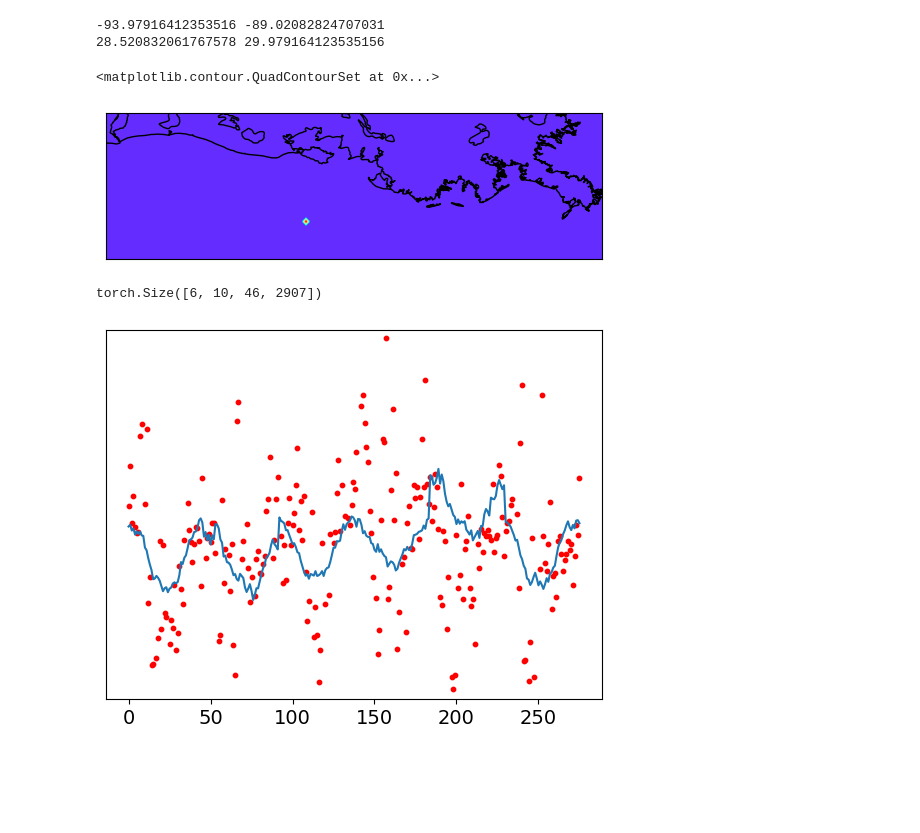
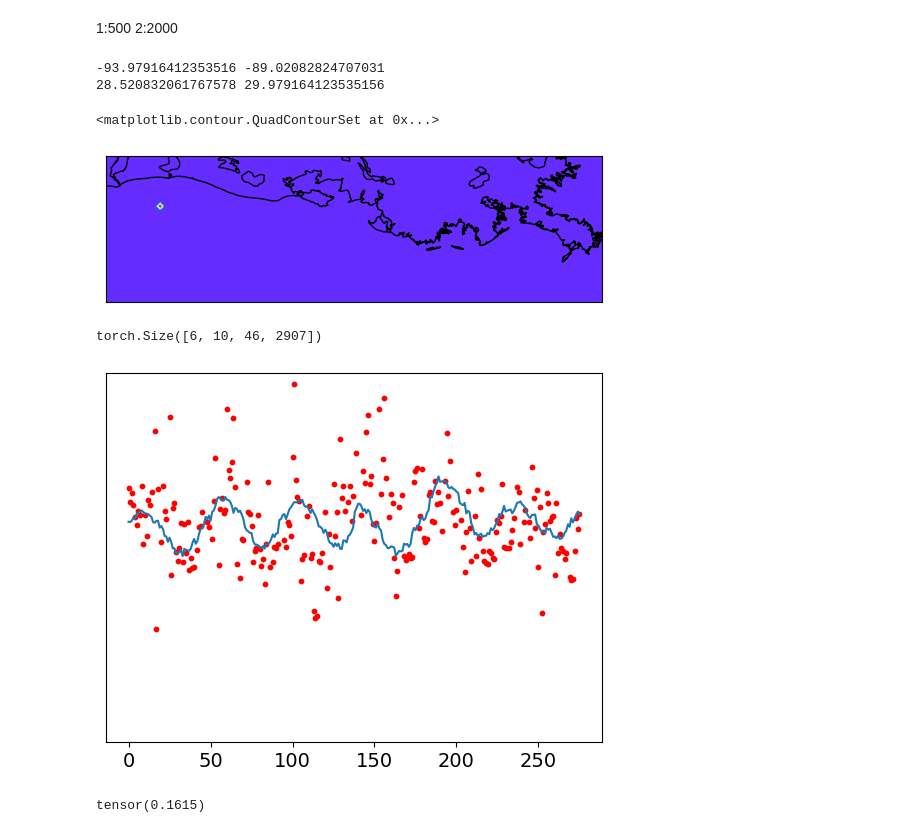
Before and after one commit to YangLabHKUST/STIMP, a Jupyter notebook: visualization/MEXICO/prediction_case_study.ipynb, the cells around one changed output. Saved outputs shown, nothing was run; the diff lists cells and outputs as text; code cells hidden in the pictures; blank space fills up the shorter version.

```diff
--- a/visualization/MEXICO/prediction_case_study.ipynb
+++ b/visualization/MEXICO/prediction_case_study.ipynb
@@ -48,6 +48,9 @@ prediction_iTransformer = torch.from_numpy(prediction_iTransformer).squeeze().me
 prediction_iTransformer_wo = torch.from_numpy(prediction_iTransformer_wo).squeeze()
 prediction_predrnn = torch.from_numpy(prediction_predrnn).squeeze().median(1).values
 prediction_predrnn_wo = torch.from_numpy(prediction_predrnn_wo).squeeze()
+# %% [markdown]
+1:500
+2:2000
 # %%
 from mpl_toolkits import basemap
 from sklearn.cluster import KMeans, DBSCAN, SpectralClustering
@@ -55,7 +58,7 @@ import cartopy.crs as ccrs
 import h5py
 from numpy import meshgrid
 
-n=2000
+n=500
 is_sea = np.load("/home/mafzhang/data/MEXICO/8d/is_sea.npy")
 lon = np.load("/home/mafzhang/data/MEXICO/8d/long.npy")
 lati = np.load("/home/mafzhang/data/MEXICO/8d/lati.npy")
@@ -75,7 +78,7 @@ map.contourf(lon, lati, tmp2, levels=np.linspace(0, 1, 10),cmap="rainbow")
 -93.97916412353516 -89.02082824707031
 28.520832061767578 29.979164123535156
 <matplotlib.contour.QuadContourSet at 0x...>
-[figure, old version]
+[figure, new version]
 # %%
 index = [46*i for i in range(306//46)]
 prediction_our[index].shape
@@ -84,30 +87,33 @@ torch.Size([6, 10, 46, 2907])
 # %%
 from copy import deepcopy
 import seaborn as sns
 import matplotlib.pyplot as plt
 
 index = [46*i for i in range(306//46)]
 tmp  = deepcopy(label[index].reshape(276,-1))
 tmp_mask  = deepcopy(label_masks[index].reshape(276,-1))
 tmp[~tmp_mask.bool()]=np.nan
 plt.scatter(np.arange(276), tmp[:,n], c='red', s=10,label="Observed")
 
 predict = deepcopy(prediction_our[index].transpose(1,2).reshape(276,10,2907))
 predict = predict[:,:,n]
 mean = predict.mean(1)
 std = predict.std(1)
 
 plt.plot(np.arange(276), mean, label="STImp")
 plt.fill_between(np.arange(276), mean-std, mean+std, alpha=0.3)
 
 
 # plt.legend()
 plt.xticks(fontsize=14)
 plt.yticks([])
 plt.ylim(-0.5,1.5)
 plt.show()
+tmp = np.nan_to_num(tmp, nan=0)
+print((np.abs(mean- tmp[:,n])*tmp_mask[:,n]).sum()/(tmp_mask[:,n].sum()+1e-5))
 # %% [output]
-[figure, old version]
+[figure, new version]
+tensor(0.1615)
 # %%
 from copy import deepcopy
 import seaborn as sns
```
Also changed, not shown: parts of 5 cells of this notebook, 5 other files.
